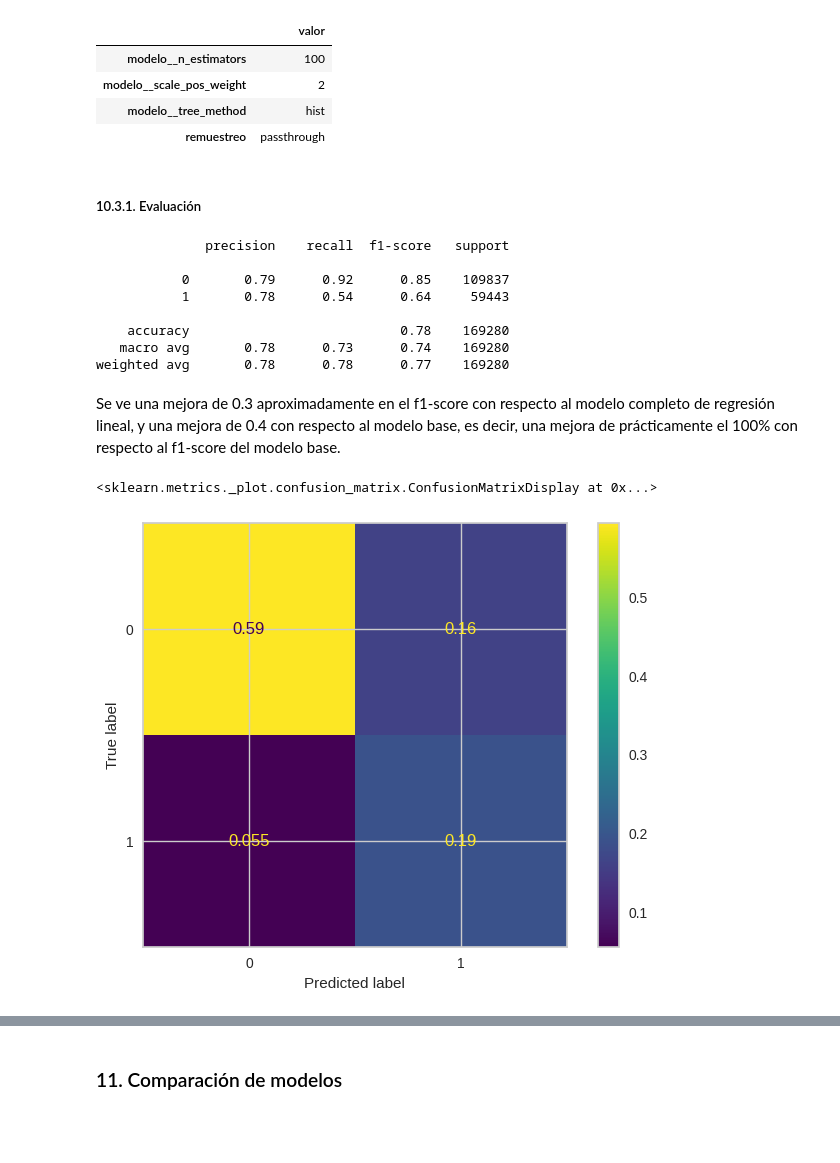
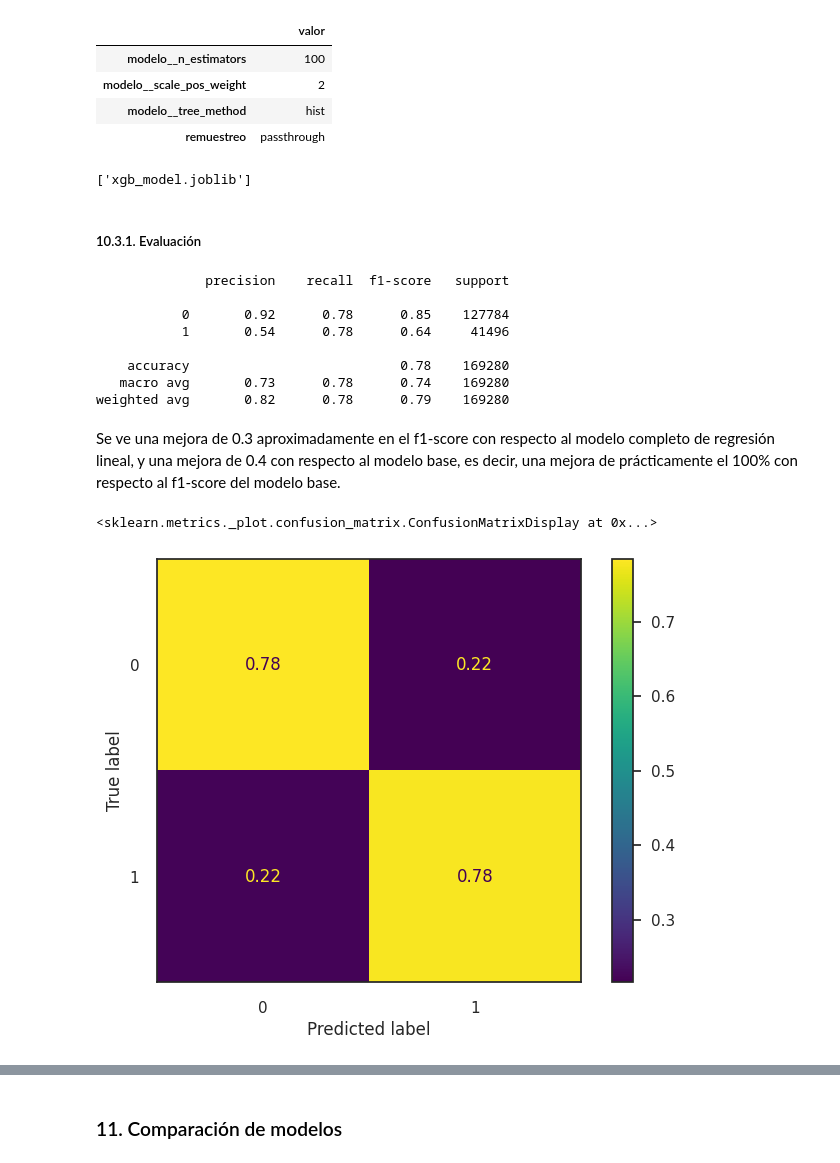
Before and after one commit to kevininhe/cca_proyecto, a Jupyter notebook: Entrega2/Entrega2.ipynb, the cells around one changed output, grey strips where cells are left out. Cells and saved outputs as stored; diff of their text form; code cells hidden in the pictures; blank space fills up the shorter version.

```diff
--- a/Entrega2/Entrega2.ipynb
+++ b/Entrega2/Entrega2.ipynb
@@ -74,8 +51,8 @@ Mounted at /content/drive
 # %% [markdown]
 Se procede con el cargue de información
 # %%
-#accidentes_df = pd.read_csv("./data/dataset_preparado.csv.gz")
-accidentes_df = pd.read_csv("/content/drive/MyDrive/dataset_preparado.csv")
+accidentes_df = pd.read_csv("data/dataset_preparado.csv.gz")
+# accidentes_df = pd.read_csv("/content/drive/MyDrive/dataset_preparado.csv")
 # %%
 accidentes_df.sample(5)
 # %% [output]
@@ -527,6 +504,8 @@ array([ 2,  3,  7,  8,  9, 11, 12, 13, 14, 16, 17, 18, 19, 20, 21, 22, 23,
 # %% [markdown]
 Se descarta el área de Sumapaz
 # %%
+sns.set_theme("paper", style="white", palette="muted")
+
 mapa_bogota_no_sumapaz = mapa_bogota.cx[:, bottomLeft[0] :]
 mapa_bogota_plot = mapa_bogota_no_sumapaz.plot()
 # %% [output]
@@ -959,27 +943,30 @@ pd.Series(xgb_search.best_params_, name="valor").to_frame()
 | remuestreo | passthrough |
 # %%
 joblib.dump(xgb_search.best_estimator_ , "xgb_model.joblib")
+# %% [output]
+['xgb_model.joblib']
 # %% [markdown]
 ##### 10.3.1. Evaluación
 # %%
 y_pred_xgb = xgb_search.predict(X_test)
-print(classification_report(y_pred_xgb, y_test))
+print(classification_report(y_test, y_pred_xgb))
 # %% [output]
               precision    recall  f1-score   support
 
-           0       0.79      0.92      0.85    109837
-           1       0.78      0.54      0.64     59443
+           0       0.92      0.78      0.85    127784
+           1       0.54      0.78      0.64     41496
 
     accuracy                           0.78    169280
-   macro avg       0.78      0.73      0.74    169280
-weighted avg       0.78      0.78      0.77    169280
+   macro avg       0.73      0.78      0.74    169280
+weighted avg       0.82      0.78      0.79    169280
 # %% [markdown]
 Se ve una mejora de 0.3 aproximadamente en el f1-score con respecto al modelo completo de regresión lineal, y una mejora de 0.4 con respecto al modelo base, es decir, una mejora de prácticamente el 100% con respecto al f1-score del modelo base.
 # %%
-ConfusionMatrixDisplay(confusion_matrix=confusion_matrix(y_test, y_pred_xgb, normalize='all')).plot()
+sns.set_theme("notebook", style="white", palette="muted")
+ConfusionMatrixDisplay(confusion_matrix=confusion_matrix(y_test, y_pred_xgb, normalize='true', )).plot()
 # %% [output]
 <sklearn.metrics._plot.confusion_matrix.ConfusionMatrixDisplay at 0x...>
-[figure, old version]
+[figure, new version]
 # %%
 xgb_roccurv = RocCurveDisplay.from_estimator(xgb_search, X_test, y_test, name="XGBoost")
 # %% [output]
```
Also changed, not shown: parts of 44 cells of this notebook, 2 other files.
